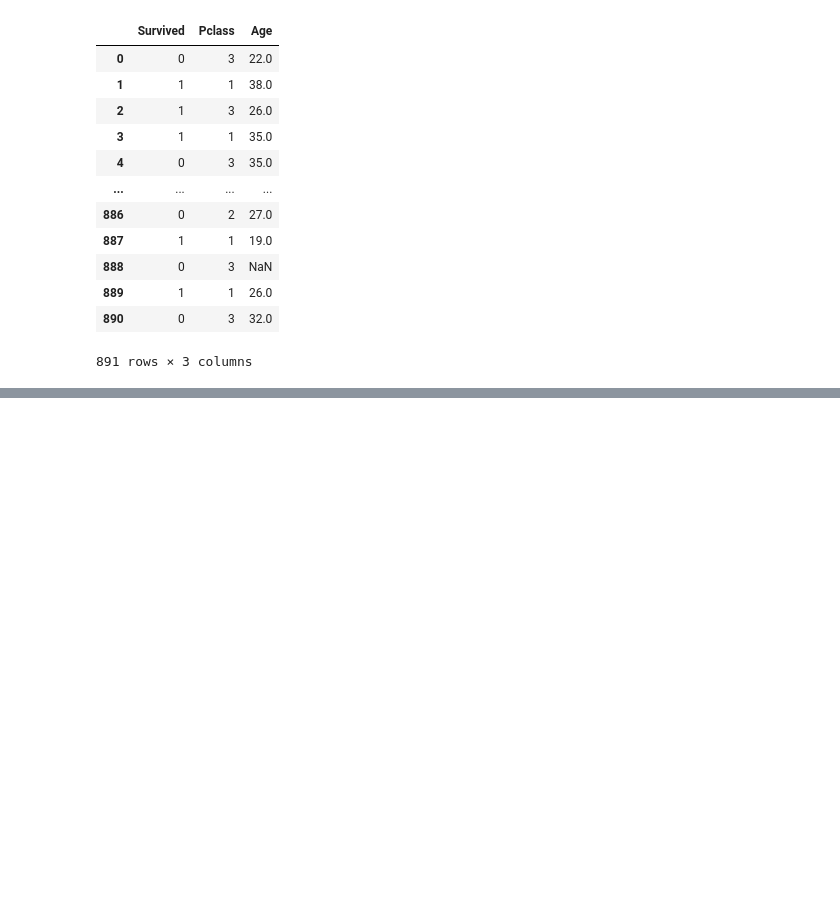
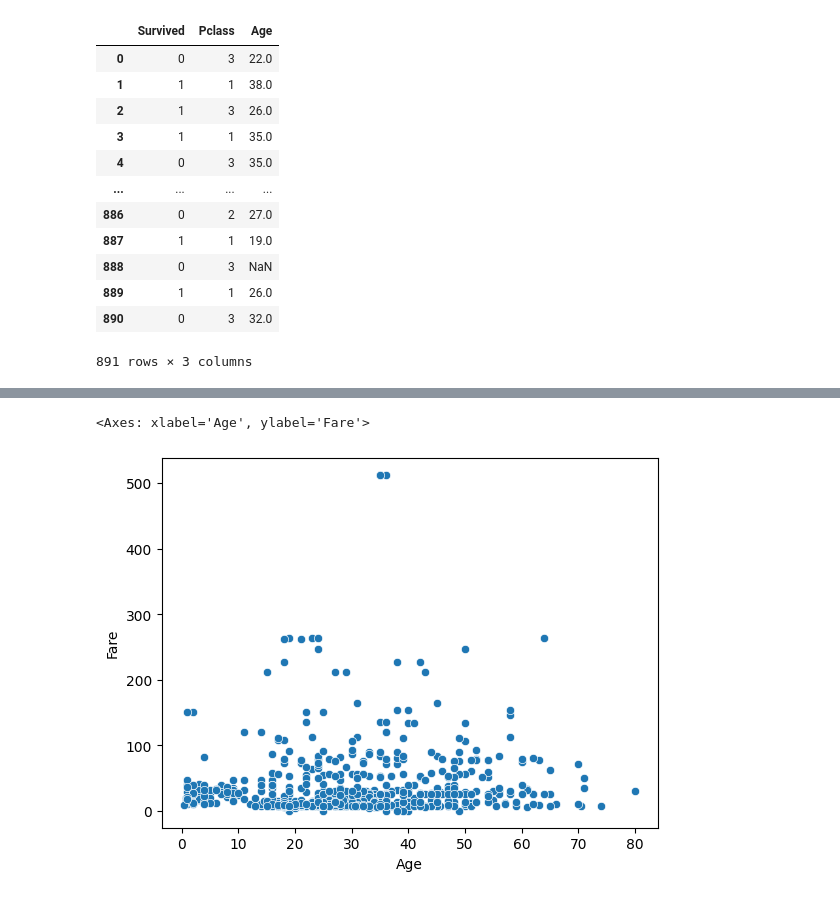
Before and after one commit to jbyers-ctrl/Data_Engineering_Trng, a Jupyter notebook: Module_344_Data_Visualization_with_Python/PA-343-344-SBA.ipynb, the cells around one changed output, grey strips where cells are left out. Saved outputs shown, nothing was run; the diff lists cells and outputs as text; code cells hidden in the pictures; blank space fills up the shorter version.

```diff
--- a/Module_344_Data_Visualization_with_Python/PA-343-344-SBA.ipynb
+++ b/Module_344_Data_Visualization_with_Python/PA-343-344-SBA.ipynb
@@ -106,0 +166,15 @@ train_df.groupby("Survived").count()
+# %%
+# Create Scatter Plot showing relationship between Age & Fare
+sns.scatterplot(data=train_df, x="Age", y="Fare")
+
+# plt.figure(figsize=(8, 6))
+# plt.scatter(train_df["Age"], train_df["Fare"], alpha=0.5)
+# plt.xlabel("Age")
+# plt.ylabel("Fare")
+# plt.title("Age vs. Fare")
+# plt.grid(True)
+# plt.tight_layout()
+# plt.show()
+# %% [output]
+<Axes: xlabel='Age', ylabel='Fare'>
+[figure, added]
```
Also changed, not shown: parts of 4 cells of this notebook, 4 other files.
